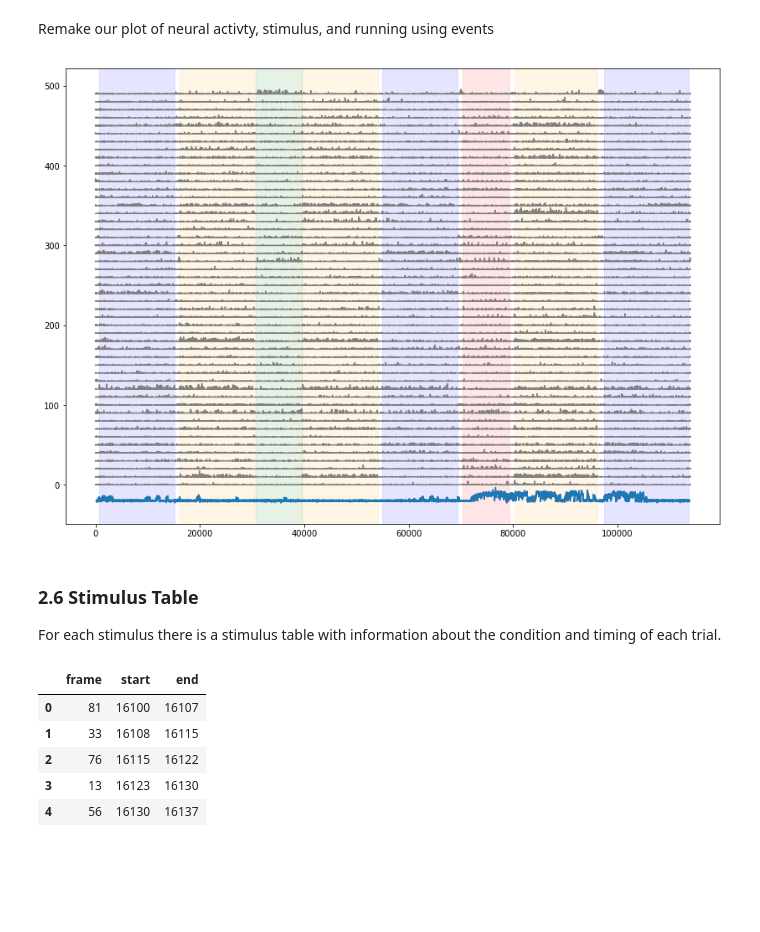
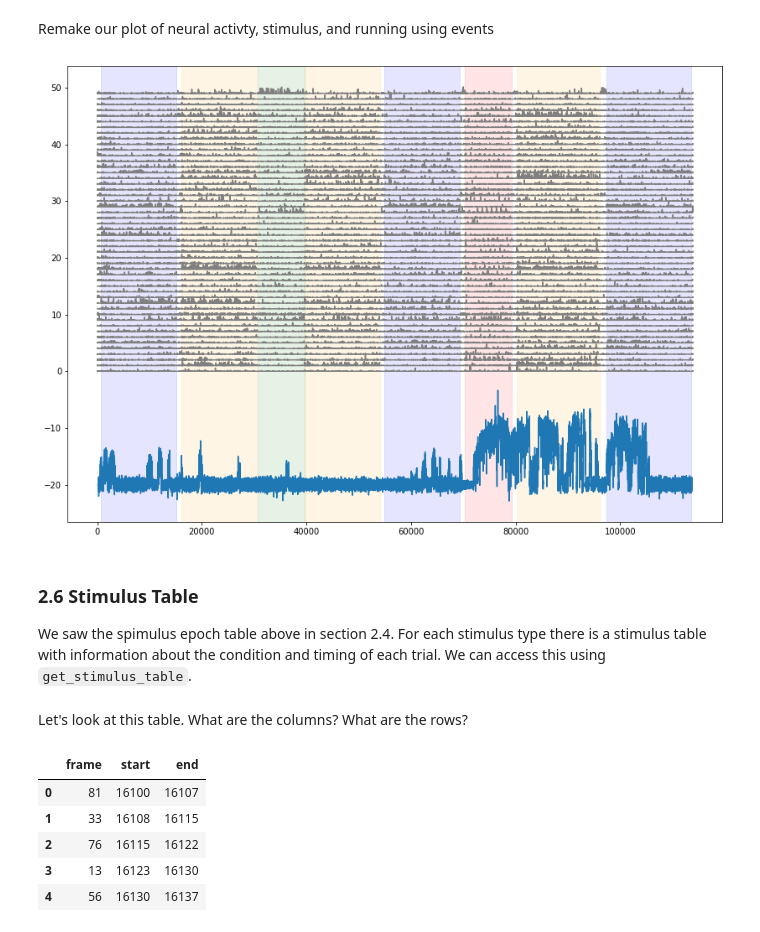
Before and after one commit to AllenSWDB/TReND_2024, a Jupyter notebook: code/Open for (Neuro)Science 2021 - 2P Visual Coding ANSWER KEY.ipynb, the cells around one changed output. Cells and saved outputs as stored; diff of their text form; code cells hidden in the pictures; blank space fills up the shorter version.

```diff
--- a/code/Open for (Neuro)Science 2021 - 2P Visual Coding ANSWER KEY.ipynb
+++ b/code/Open for (Neuro)Science 2021 - 2P Visual Coding ANSWER KEY.ipynb
@@ -379,6 +389,8 @@ Let's look at the first 50 cells.
 # %%
 fig = plt.figure(figsize=(10,8))
 for i in range(50):
-    plt.plot(dff[i,:]+(i*2), color='gray')
+    plt.plot(ts, dff[i,:]+(i*2), color='gray')
+plt.xlabel("Time (s)")
+plt.ylabel("DFF (%) - offset")
 sns.despine()
 # %% [output]
@@ -409,0 +430,4 @@ Overlay stimulus epochs on the DFF traces.
+# %%
+#live code?
+for c,stim_name in enumerate(stim_epoch.stimulus.unique()):
+    print(c, stim_name)
@@ -530,22 +588,24 @@ Remake our plot of neural activty, stimulus, and running using events
 # %%
 fig = plt.figure(figsize=(14,10))
 for i in range(50):
-    plt.plot(5*(events[i,:]+(i*2)), color='gray')
+    plt.plot((events[i,:]+i), color='gray')
 plt.plot((0.2*dxcm)-20)
 
 #for each stimulus, shade the plot when the stimulus is presented
 colors = ['blue','orange','green','red']
 for c,stim_name in enumerate(stim_epoch.stimulus.unique()):
     stim = stim_epoch[stim_epoch.stimulus==stim_name]
     for j in range(len(stim)):
         plt.axvspan(xmin=stim.start.iloc[j], xmax=stim.end.iloc[j], color=colors[c], alpha=0.1)
 # %% [output]
-[figure, old version]
+[figure, new version]
 # %% [markdown]
 ### 2.6 Stimulus Table
-For each stimulus there is a stimulus table with information about the condition and timing of each trial.
+We saw the spimulus epoch table above in section 2.4. For each stimulus type there is a stimulus table with information about the condition and timing of each trial. We can access this using `get_stimulus_table`.
 # %%
 natural_scene_table = data_set.get_stimulus_table('natural_scenes')
+# %% [markdown]
+Let's look at this table. What are the columns? What are the rows?
 # %%
 natural_scene_table.head()
 # %% [output]
```
Also changed, not shown: parts of 46 cells of this notebook.
